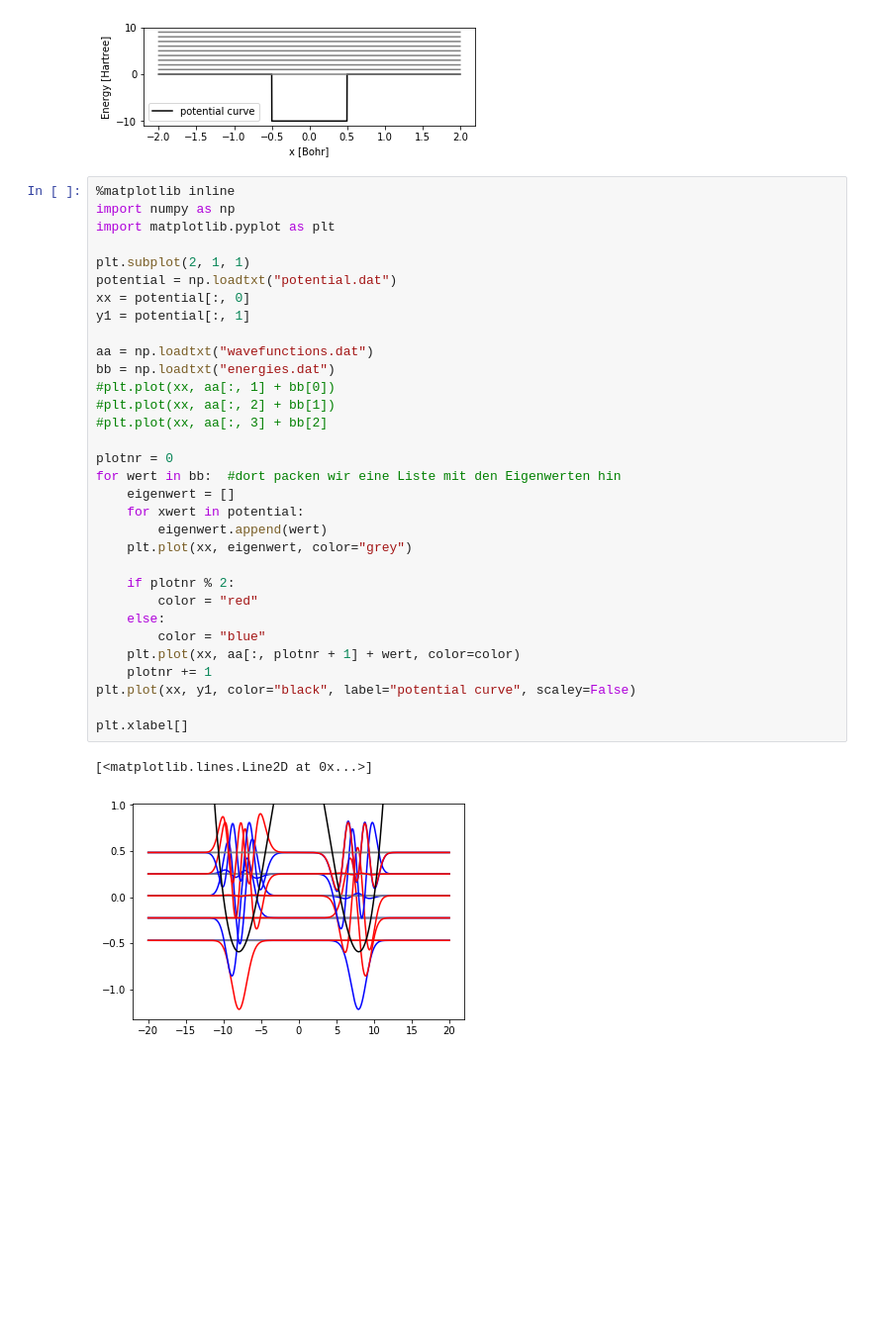
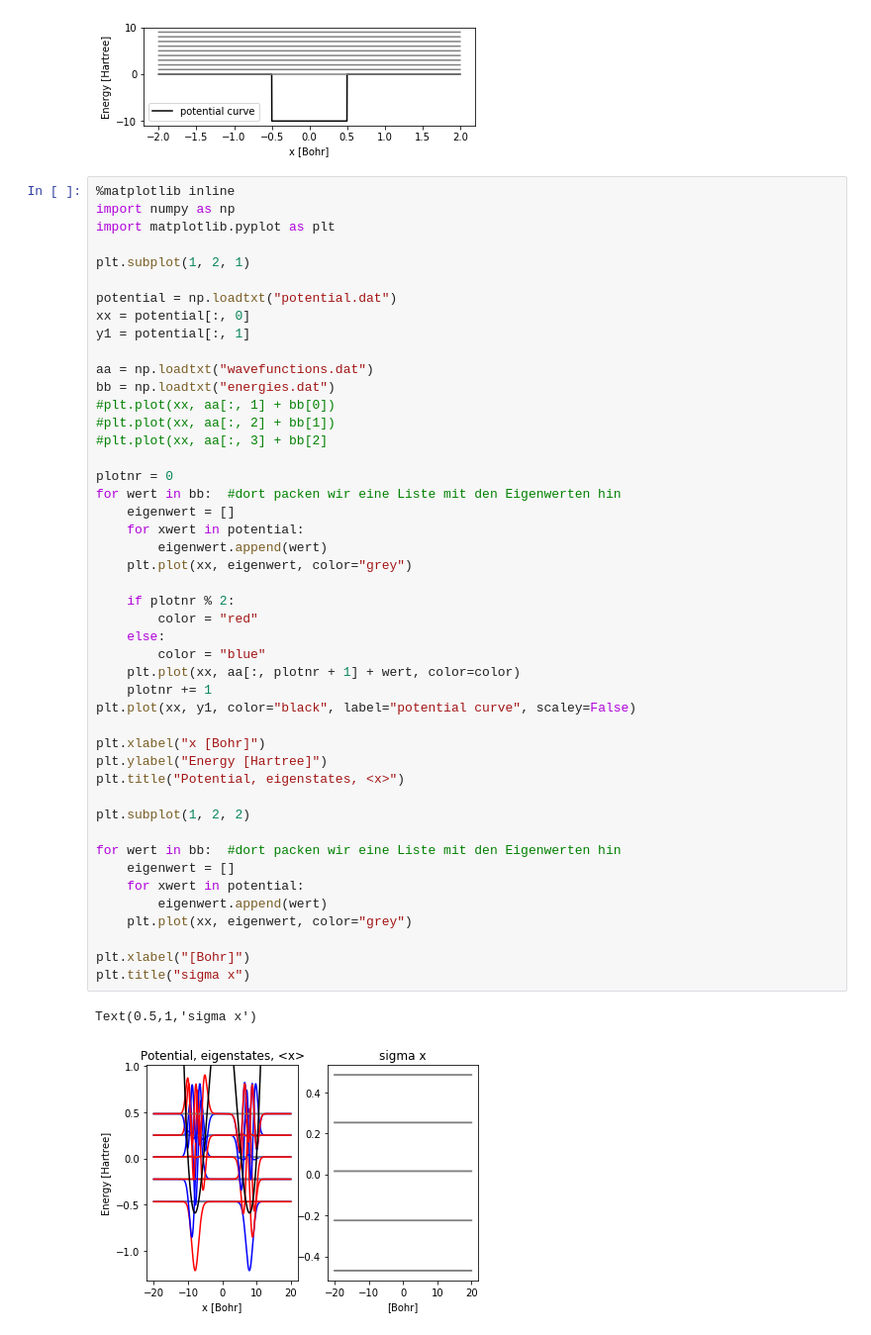
Before and after one commit to GeorgBossenz/Abschlussprojekt, a Jupyter notebook: Visualizer.ipynb, the cells around one changed output. Shown: that part at 99% size. Saved outputs shown, nothing was run; the diff lists cells and outputs as text; blank space fills up the shorter version.

Commit message:
improving visualizer

```diff
--- a/Visualizer.ipynb
+++ b/Visualizer.ipynb
@@ -201,34 +201,48 @@ sum(sigma)
 %matplotlib inline
 import numpy as np
 import matplotlib.pyplot as plt
 
-plt.subplot(2, 1, 1)
+plt.subplot(1, 2, 1)
+
 potential = np.loadtxt("potential.dat")
 xx = potential[:, 0]
 y1 = potential[:, 1]
 
 aa = np.loadtxt("wavefunctions.dat")
 bb = np.loadtxt("energies.dat")
 #plt.plot(xx, aa[:, 1] + bb[0])
 #plt.plot(xx, aa[:, 2] + bb[1])
 #plt.plot(xx, aa[:, 3] + bb[2]
 
 plotnr = 0
 for wert in bb:  #dort packen wir eine Liste mit den Eigenwerten hin
     eigenwert = []
     for xwert in potential:
         eigenwert.append(wert)
     plt.plot(xx, eigenwert, color="grey")
 
     if plotnr % 2:
         color = "red"
     else:
         color = "blue"
     plt.plot(xx, aa[:, plotnr + 1] + wert, color=color)
     plotnr += 1
 plt.plot(xx, y1, color="black", label="potential curve", scaley=False)
 
-plt.xlabel[]
+plt.xlabel("x [Bohr]")
+plt.ylabel("Energy [Hartree]")
+plt.title("Potential, eigenstates, <x>")
+
+plt.subplot(1, 2, 2)
+
+for wert in bb:  #dort packen wir eine Liste mit den Eigenwerten hin
+    eigenwert = []
+    for xwert in potential:
+        eigenwert.append(wert)
+    plt.plot(xx, eigenwert, color="grey")
+
+plt.xlabel("[Bohr]")
+plt.title("sigma x")
 # %% [output]
-[<matplotlib.lines.Line2D at 0x...>]
+Text(0.5,1,'sigma x')
-[figure, old version]
+[figure, new version]
```
